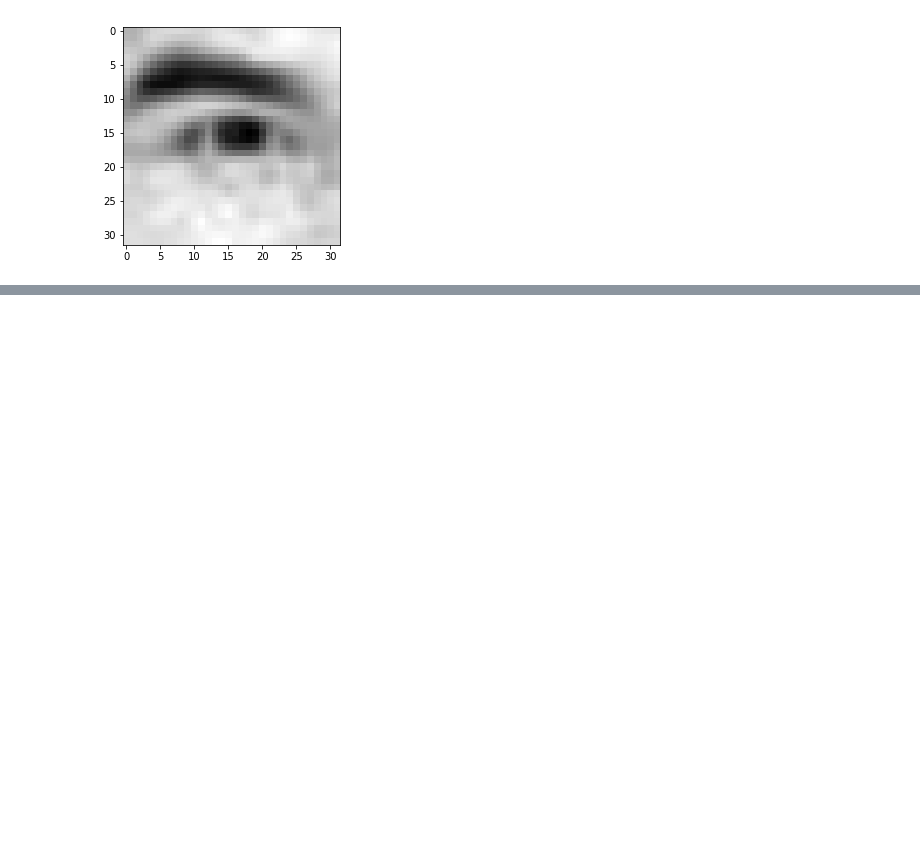
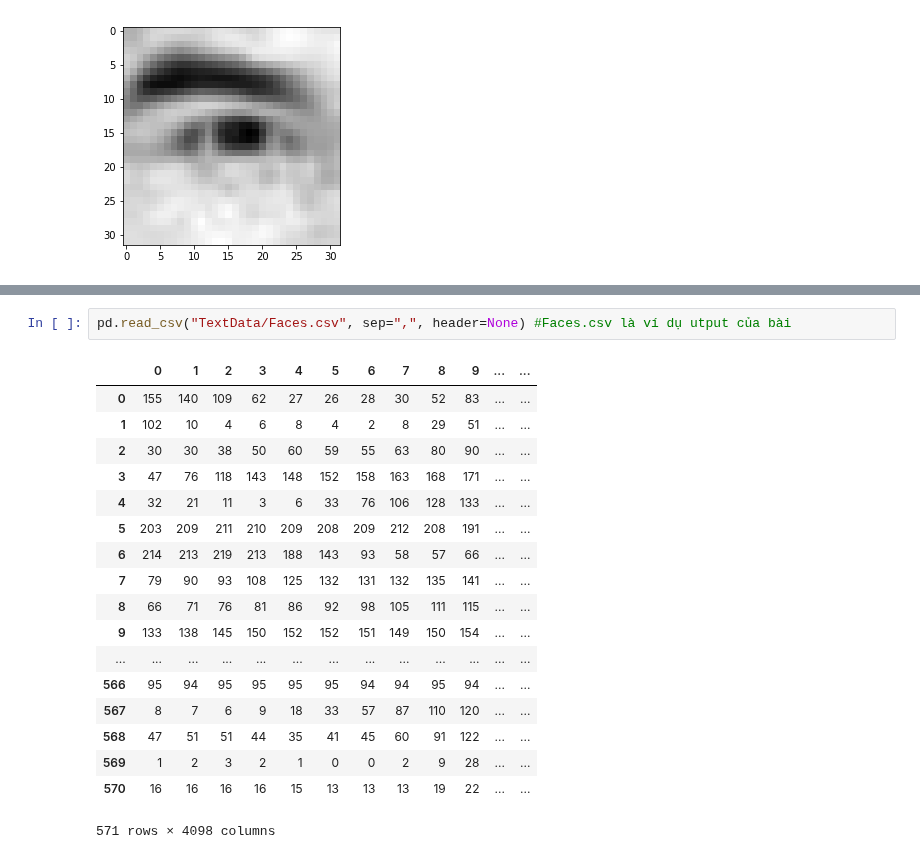
Before and after one commit to riduan91/DSC101, a Jupyter notebook: Lesson9/TD/FaceRecognitionWithSVM.ipynb, the cells around one changed output, grey strips where cells are left out. Drawn from its saved outputs; the diff is of its cells as text; blank space fills up the shorter version.

```diff
--- a/Lesson9/TD/FaceRecognitionWithSVM.ipynb
+++ b/Lesson9/TD/FaceRecognitionWithSVM.ipynb
@@ -390,0 +399,21 @@ face.draw(mode = "normalized_eye", index = 1) # Mắt trái, kích thước 32 x
+# %%
+pd.read_csv("TextData/Faces.csv", sep=",", header=None) #Faces.csv là ví dụ utput của bài
+# %% [output]
+|  | 0 | 1 | 2 | 3 | 4 | 5 | 6 | 7 | 8 | 9 | ... | ... |
+| 0 | 155 | 140 | 109 | 62 | 27 | 26 | 28 | 30 | 52 | 83 | ... | ... |
+| 1 | 102 | 10 | 4 | 6 | 8 | 4 | 2 | 8 | 29 | 51 | ... | ... |
+| 2 | 30 | 30 | 38 | 50 | 60 | 59 | 55 | 63 | 80 | 90 | ... | ... |
+| 3 | 47 | 76 | 118 | 143 | 148 | 152 | 158 | 163 | 168 | 171 | ... | ... |
+| 4 | 32 | 21 | 11 | 3 | 6 | 33 | 76 | 106 | 128 | 133 | ... | ... |
+| 5 | 203 | 209 | 211 | 210 | 209 | 208 | 209 | 212 | 208 | 191 | ... | ... |
+| 6 | 214 | 213 | 219 | 213 | 188 | 143 | 93 | 58 | 57 | 66 | ... | ... |
+| 7 | 79 | 90 | 93 | 108 | 125 | 132 | 131 | 132 | 135 | 141 | ... | ... |
+| 8 | 66 | 71 | 76 | 81 | 86 | 92 | 98 | 105 | 111 | 115 | ... | ... |
+| 9 | 133 | 138 | 145 | 150 | 152 | 152 | 151 | 149 | 150 | 154 | ... | ... |
+| ... | ... | ... | ... | ... | ... | ... | ... | ... | ... | ... | ... | ... |
+| 566 | 95 | 94 | 95 | 95 | 95 | 95 | 94 | 94 | 95 | 94 | ... | ... |
+| 567 | 8 | 7 | 6 | 9 | 18 | 33 | 57 | 87 | 110 | 120 | ... | ... |
+| 568 | 47 | 51 | 51 | 44 | 35 | 41 | 45 | 60 | 91 | 122 | ... | ... |
+| 569 | 1 | 2 | 3 | 2 | 1 | 0 | 0 | 2 | 9 | 28 | ... | ... |
+| 570 | 16 | 16 | 16 | 16 | 15 | 13 | 13 | 13 | 19 | 22 | ... | ... |
+571 rows × 4098 columns
```
Also changed, not shown: parts of 14 cells of this notebook, 2 other files.
